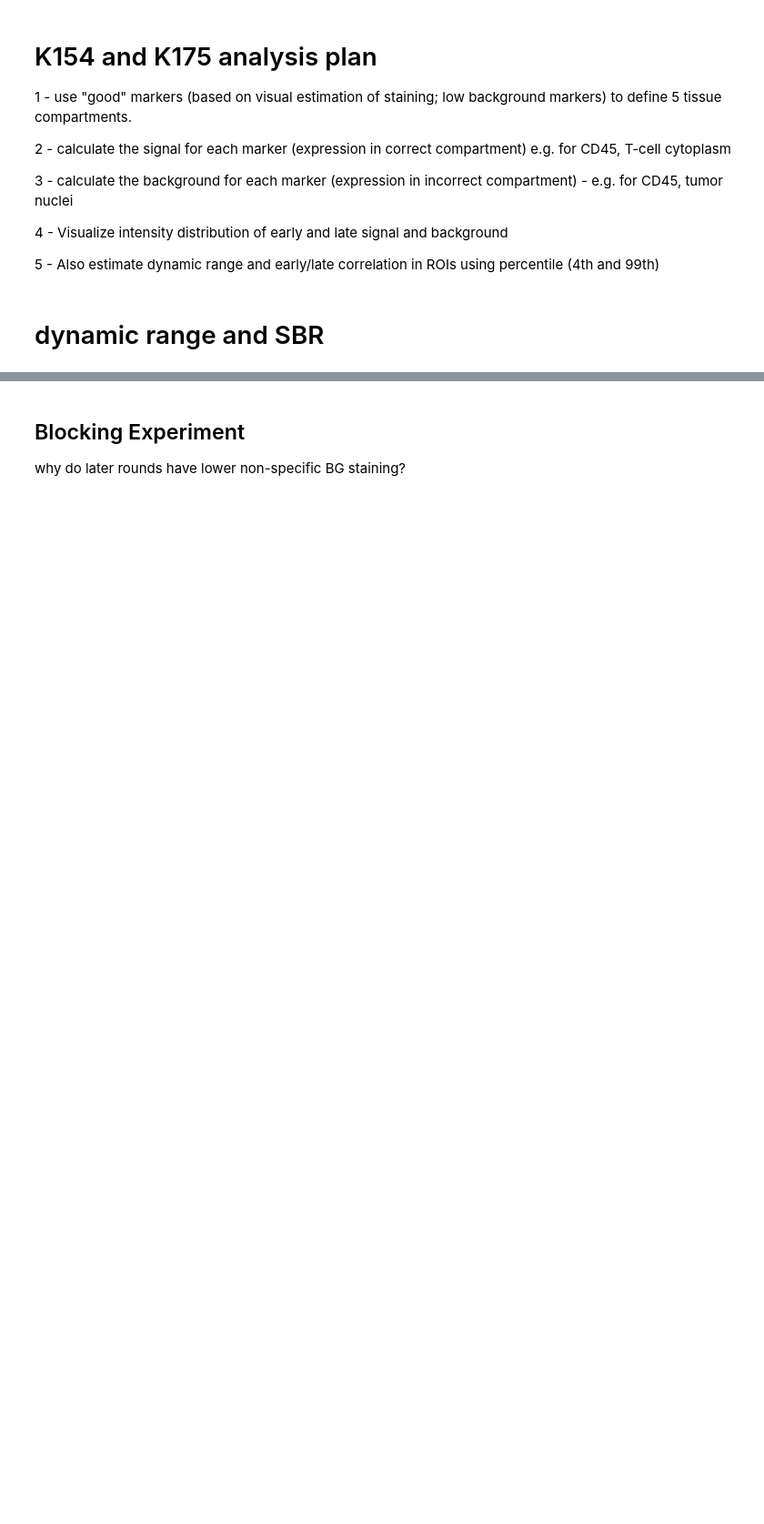
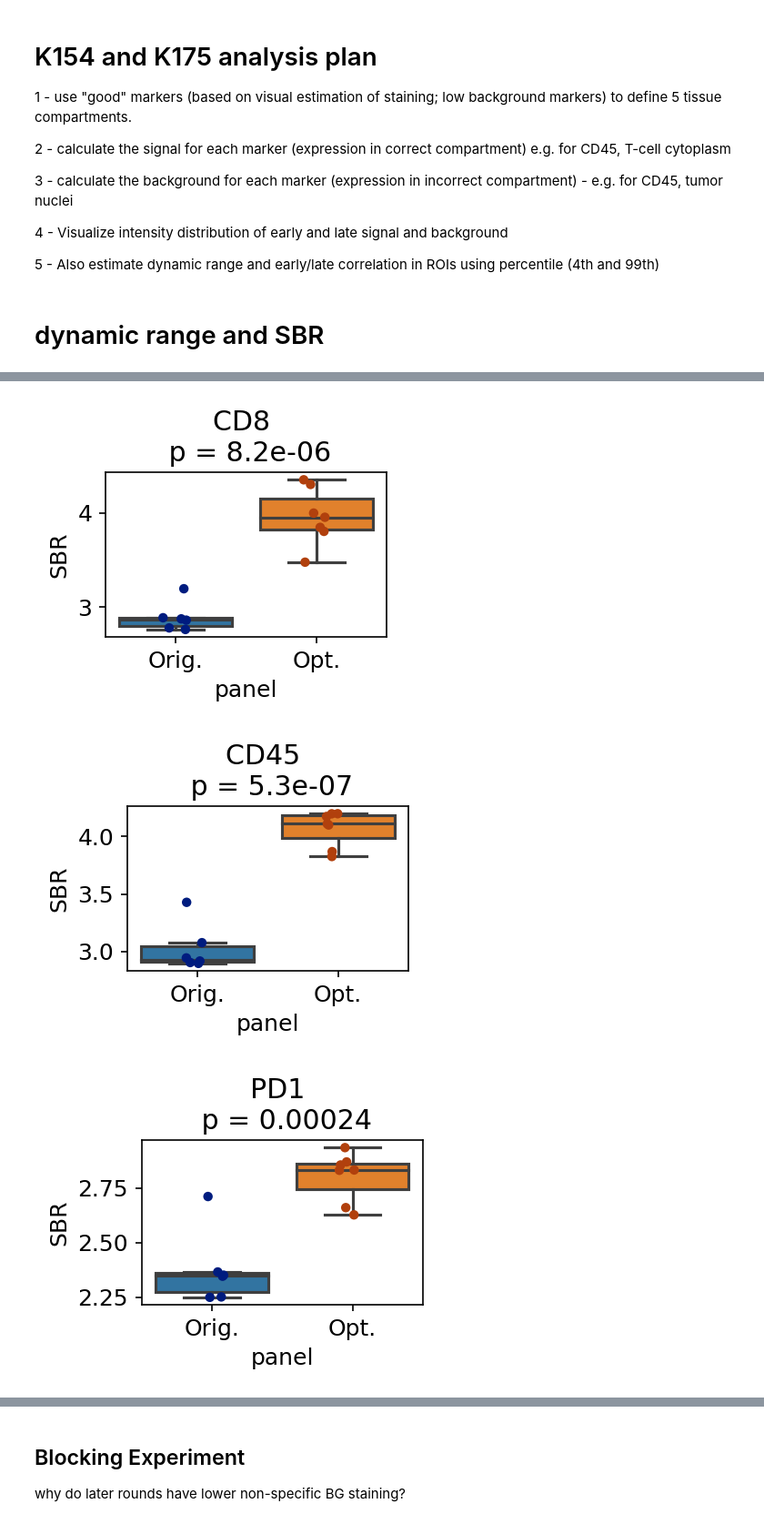
Before and after one commit to engjen/cycIF_Validation, a Jupyter notebook: Fig2_OrderOptimization_K154vsK175_analysis.ipynb, the cells around one changed output, grey strips where cells are left out. Shown: that part at 91% size. Drawn from its saved outputs; the diff is of its cells as text; code cells hidden in the pictures; blank space fills up the shorter version.

```diff
--- a/Fig2_OrderOptimization_K154vsK175_analysis.ipynb
+++ b/Fig2_OrderOptimization_K154vsK175_analysis.ipynb
@@ -545,14 +576,18 @@ df_all['panel'] = df_all.slide.map(d_slide)
 # %%
 #plot df_all
 from scipy import stats
-for s_marker in ['CD8','CD45']:
+for s_marker in ['CD8','CD45','PD1','CK8']:
     fig, ax = plt.subplots(figsize=(3,2.5),dpi=150)
     sns.boxplot(x='panel', y='SBR', data=df_all[df_all.marker==s_marker], fliersize=0, ax=ax)
     sns.stripplot(x='panel', y='SBR', data=df_all[df_all.marker==s_marker], palette='dark', ax=ax)
     x = df_all[(df_all.marker==s_marker) & (df_all.slide==df_all[df_all.marker==s_marker].groupby('slide').mean().index[0])].SBR
     y = df_all[(df_all.marker==s_marker) & (df_all.slide==df_all[df_all.marker==s_marker].groupby('slide').mean().index[1])].SBR
     statistic, pvalue = stats.ttest_ind(x,y)
 
     ax.set_title(f'{s_marker} \n p = {pvalue:.2}')
     plt.tight_layout()
     fig.savefig(f'./Figures/cmIF_Optimized_{s_marker}_SBR.png')
+# %% [output]
+[figure, added]
+[figure, added]
+[figure, added]
```
Also changed, not shown: parts of 5 cells of this notebook, 3 other files.
